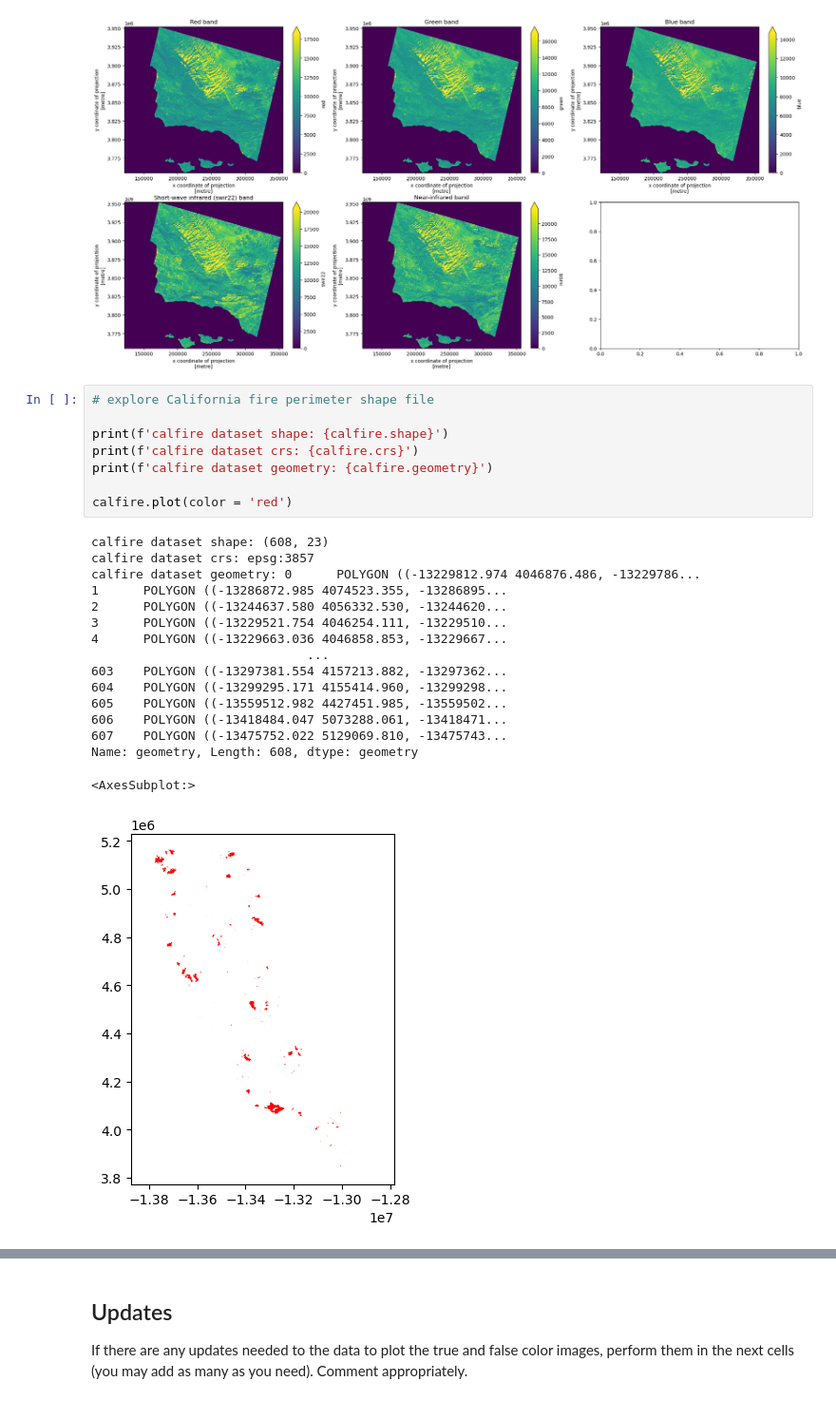
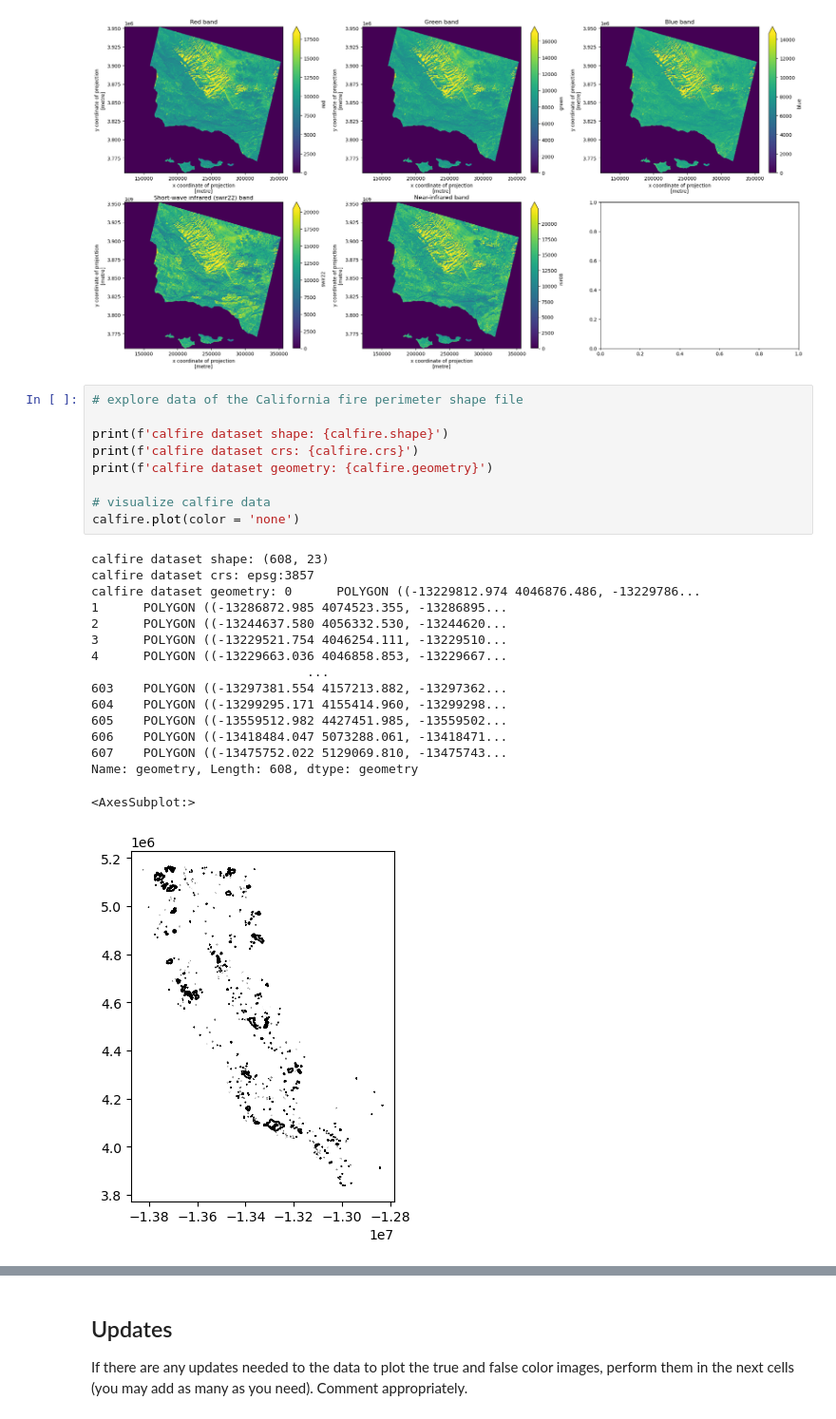
Before and after one commit to oksanaprotsukha/eds220-hwk-4, a Jupyter notebook: hwk4-task2-false-color.ipynb, the cells around one changed output, grey strips where cells are left out. Shown at 95% size. Drawn from its saved outputs; the diff is of its cells as text.

```diff
--- a/hwk4-task2-false-color.ipynb
+++ b/hwk4-task2-false-color.ipynb
@@ -138,27 +193,28 @@ plt.show()
 # %% [output]
 [figure]
 # %%
-# explore California fire perimeter shape file
+# explore data of the California fire perimeter shape file
 
 print(f'calfire dataset shape: {calfire.shape}')
 print(f'calfire dataset crs: {calfire.crs}')
 print(f'calfire dataset geometry: {calfire.geometry}')
 
-calfire.plot(color = 'red')
+# visualize calfire data
+calfire.plot(color = 'none')
 # %% [output]
 calfire dataset shape: (608, 23)
 calfire dataset crs: epsg:3857
 calfire dataset geometry: 0      POLYGON ((-13229812.974 4046876.486, -13229786...
 1      POLYGON ((-13286872.985 4074523.355, -13286895...
 2      POLYGON ((-13244637.580 4056332.530, -13244620...
 3      POLYGON ((-13229521.754 4046254.111, -13229510...
 4      POLYGON ((-13229663.036 4046858.853, -13229667...
                              ...
 603    POLYGON ((-13297381.554 4157213.882, -13297362...
 604    POLYGON ((-13299295.171 4155414.960, -13299298...
 605    POLYGON ((-13559512.982 4427451.985, -13559502...
 606    POLYGON ((-13418484.047 5073288.061, -13418471...
 607    POLYGON ((-13475752.022 5129069.810, -13475743...
 Name: geometry, Length: 608, dtype: geometry
 <AxesSubplot:>
-[figure, old version]
+[figure, new version]
```
Also changed, not shown: parts of 12 cells of this notebook.
